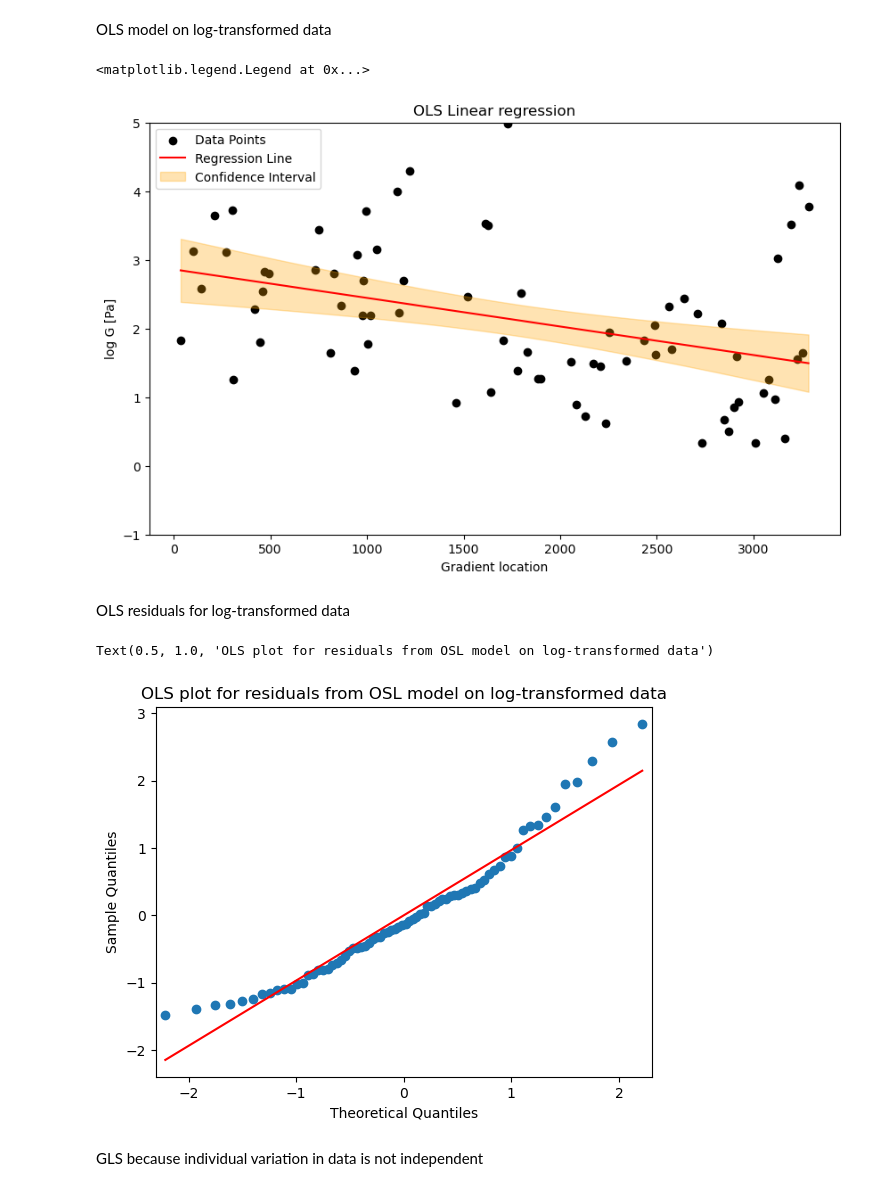
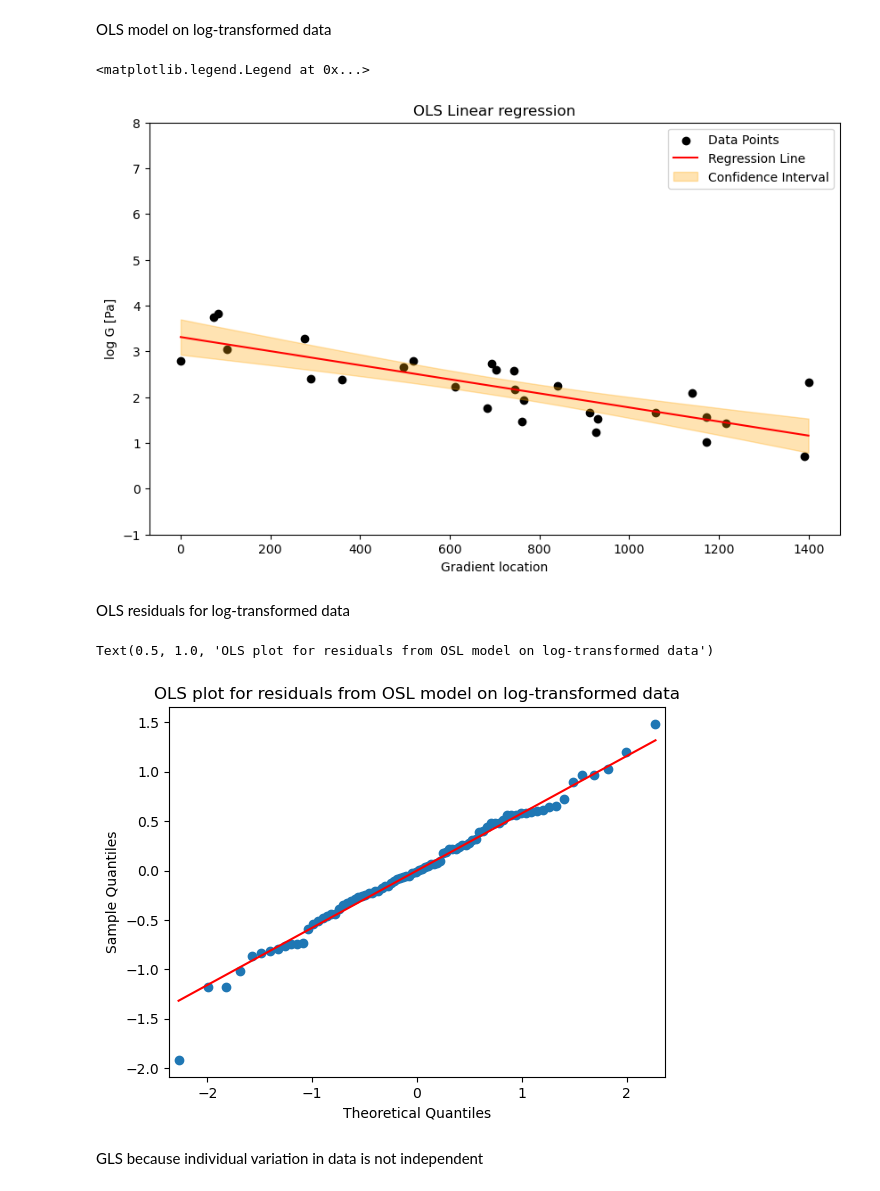
Before and after one commit to LindaSrbova/Statistics_Gelatin_Mechanics, a Jupyter notebook: gradient_test.ipynb, the cells around one changed output. Saved outputs shown, nothing was run; the diff lists cells and outputs as text; code cells hidden in the pictures.

```diff
--- a/gradient_test.ipynb
+++ b/gradient_test.ipynb
@@ -51,3 +21,7 @@ gradient_data = data[data['rad_time'] == s]
+# %%
+data1 = pd.read_csv("C:/Users/srboval1/OneDrive - Aalto University/Collab/Ivaska_collab/data/mm_2.csv")
+cells = pd.read_csv('C:/Users/srboval1/OneDrive - Aalto University/Collab/Ivaska_collab/data/241107_24h_cells')
+control = pd.read_csv('C:/Users/srboval1/OneDrive - Aalto University/Collab/Ivaska_collab/data/241107_24h_control')
 # %%
 plt.scatter(gradient_data['x_con'],gradient_data['G_abs'])
 # %% [output]
@@ -82,8 +80,8 @@ Text(0.5, 1.0, 'Log Q-Q plot')
 # %% [markdown]
 LinReg (ordinary least square) model on non-transformed data
 # %%
-x= gradient_data['x_con'].values.reshape(-1,1)
-y= (gradient_data['G_abs'])
+x= control['x_con'].values.reshape(-1,1)
+y= (control['G_abs'])
 
 #Fitting the model to the data
 modelOLS = LinearRegression().fit(x,y)
@@ -147,8 +145,8 @@ plt.show()
 # %% [markdown]
 OLS model on log-transformed data
 # %%
-x= gradient_data['x_con'].values.reshape(-1,1)
-y= np.log(gradient_data['G_abs'])
+x= control['x_con'].values.reshape(-1,1)
+y= np.log(control['G_abs'])
 
 #Fitting the model to the data
 modelOLS = LinearRegression().fit(x,y)
@@ -174,35 +172,35 @@ RSE = np.sqrt(rss / dof)
 def f(x):
     return modelOLS.coef_[0] * x + modelOLS.intercept_
 
 x_predictedOLS= np.linspace(x.min(), x.max(), 100)    # Model x-space
 y_predictedOLS = f(x_predictedOLS)              # Prediction of y based on the model
 
 # Standard error of the regression line
 se = RSE * np.sqrt(1/len(y) + (x_predictedOLS.flatten() - np.mean(x.flatten()))**2 / np.sum((x.flatten() - np.mean(x.flatten()))**2))
 
 # Calculate the confidence intervals
 #critical t-value (no z-score here) bcs slope has t-distribution (quality of fit; e.g. 95% of the CIs would contain the best fit)
 alpha = 0.05  # significance level alpha - For a 95% CI
 # Calculate the critical t-value
 t_critical_OLS = scipy.stats.t.ppf(1 - alpha / 2, dof).round(1)
 
 ci_lower = y_predictedOLS - t_critical_OLS * se
 ci_upper = y_predictedOLS + t_critical_OLS * se
 
 # Plot the results
 plt.figure(figsize=(10, 6))
 plt.scatter(x, y, color='black', label='Data Points')
 plt.plot(x_predictedOLS, y_predictedOLS, color='red', label='Regression Line')
 plt.fill_between(x_predictedOLS.flatten(), ci_lower, ci_upper, color='orange', alpha=0.3, label='Confidence Interval')
 plt.xlabel("Gradient location")
 plt.ylabel("log G [Pa]")
 plt.title("OLS Linear regression")
-plt.ylim(-1,5)
+plt.ylim(-1,8)
 
 plt.legend()
 # %% [output]
 <matplotlib.legend.Legend at 0x...>
-[figure, old version]
+[figure, new version]
 # %% [markdown]
 OLS residuals for log-transformed data
 # %%
@@ -210,7 +208,7 @@ sm.qqplot(residuals_OLS_log, line='s')
 plt.title("OLS plot for residuals from OSL model on log-transformed data")
 # %% [output]
 Text(0.5, 1.0, 'OLS plot for residuals from OSL model on log-transformed data')
-[figure, old version]
+[figure, new version]
 # %% [markdown]
 GLS because individual variation in data is not independent
 # %%
```
Also changed, not shown: parts of 14 cells of this notebook, 1 other file.
